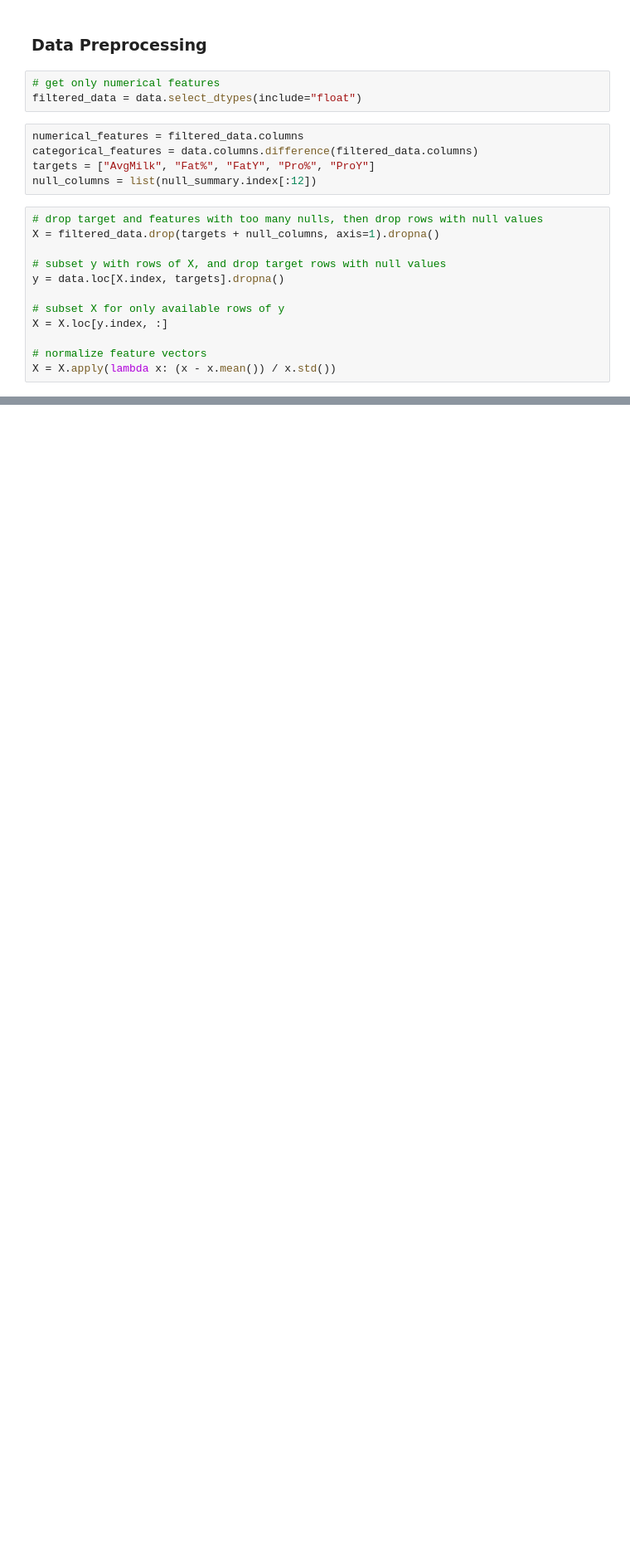
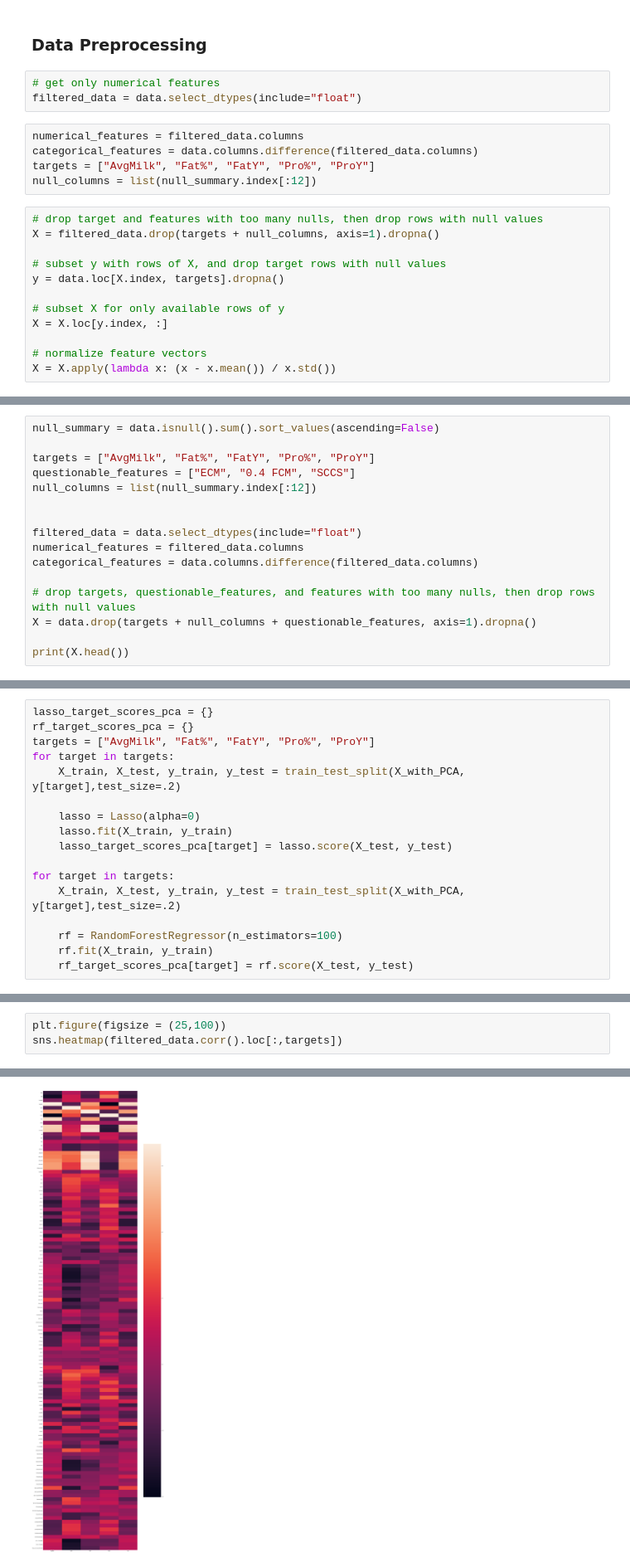
Before and after one commit to thebrianbn/cow_ml, a Jupyter notebook: milk_fat_prediction/project_1_part_2.ipynb, the cells around one changed output, grey strips where cells are left out. Shown: that part at 83% size. Saved outputs shown, nothing was run; the diff lists cells and outputs as text; blank space fills up the shorter version.

```diff
--- a/milk_fat_prediction/project_1_part_2.ipynb
+++ b/milk_fat_prediction/project_1_part_2.ipynb
@@ -201,0 +71,16 @@ Random Forest without questionable features
+# %%
+null_summary = data.isnull().sum().sort_values(ascending=False)
+
+targets = ["AvgMilk", "Fat%", "FatY", "Pro%", "ProY"]
+questionable_features = ["ECM", "0.4 FCM", "SCCS"]
+null_columns = list(null_summary.index[:12])
+
+
+filtered_data = data.select_dtypes(include="float")
+numerical_features = filtered_data.columns
+categorical_features = data.columns.difference(filtered_data.columns)
+
+# drop targets, questionable_features, and features with too many nulls, then drop rows with null values
+X = data.drop(targets + null_columns + questionable_features, axis=1).dropna()
+
+print(X.head())
@@ -201,0 +234,17 @@ Random Forest without questionable features
+# %%
+lasso_target_scores_pca = {}
+rf_target_scores_pca = {}
+targets = ["AvgMilk", "Fat%", "FatY", "Pro%", "ProY"]
+for target in targets:
+    X_train, X_test, y_train, y_test = train_test_split(X_with_PCA, y[target],test_size=.2)
+
+    lasso = Lasso(alpha=0)
+    lasso.fit(X_train, y_train)
+    lasso_target_scores_pca[target] = lasso.score(X_test, y_test)
+
+for target in targets:
+    X_train, X_test, y_train, y_test = train_test_split(X_with_PCA, y[target],test_size=.2)
+
+    rf = RandomForestRegressor(n_estimators=100)
+    rf.fit(X_train, y_train)
+    rf_target_scores_pca[target] = rf.score(X_test, y_test)
@@ -201,0 +480,4 @@ Random Forest without questionable features
+# %%
+plt.figure(figsize = (25,100))
+sns.heatmap(filtered_data.corr().loc[:,targets])
+# %% [output]
@@ -201,0 +485 @@ Random Forest without questionable features
+[figure, added]
```
Also changed, not shown: parts of 63 cells of this notebook, 6 other files.
